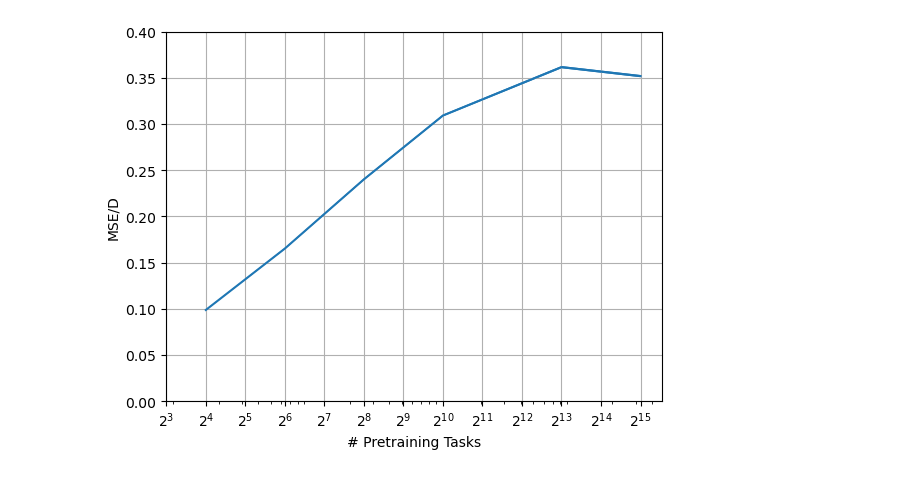
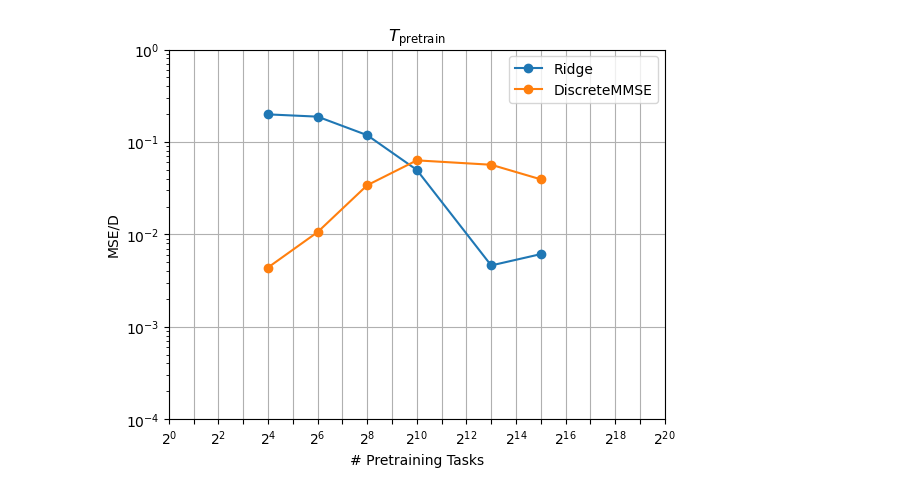
Before and after one commit to viktor-lundqvist/data-diversity-reproduction, a Jupyter notebook: src/validation.ipynb, the cells around one changed output. Cells and saved outputs as stored; diff of their text form; code cells hidden in the pictures.

```diff
--- a/src/validation.ipynb
+++ b/src/validation.ipynb
@@ -62,28 +62,12 @@ task_pool_size = np.array([runs[run_id]["task_pool_size"] for run_id in run_ids]
-# %%
-fig, ax = plt.subplots()
-ax.semilogx(task_pool_size, errs)
-ax.fill_between(task_pool_size, errs - err_bars, errs + err_bars)
-
-x_range = list(range(3,16))
-x = [2**x for x in x_range]
-ax.set_xticks(x, labels=[f"$2^{{{x}}}$" for x in x_range])
-ax.set_ylim([0,0.4])
-ax.set_xlabel("# Pretraining Tasks")
-ax.set_ylabel("MSE/D")
-# plt.ticklabel_format(axis='both', style='plain')
-ax.grid()
-fig.show()
-# %% [output]
-[figure, removed]
 # %%
-run_id = "79tldc2i"
-run = runs[run_id]
-task_pool = torch.load(run["task_pool_path"])
-linregdata = LinRegData(config, task_pool=task_pool)
-batch = next(linregdata.batch_generator(1))
+# run_id = "79tldc2i"
+# run = runs[run_id]
+# task_pool = torch.load(run["task_pool_path"])
+# linregdata = LinRegData(config, task_pool=task_pool)
+# batch = next(linregdata.batch_generator(1))
 
-ridge = Ridge(config.noise_scale)
-dmmse = DiscreteMMSE(task_pool, config.noise_scale)
+# ridge = Ridge(config.noise_scale)
+# dmmse = DiscreteMMSE(task_pool, config.noise_scale)
 # %%
 model_names = ["Ridge", "DiscreteMMSE", "MOP", "Oracle"]
 
@@ -110,6 +94,31 @@ for run_id, run in runs.items():
         for model_name in models:
             predictions[model_name] = torch.cat(predictions[model_name]).cpu()
         run["preds"] = predictions
+# %%
+ridge_delta = [
+    torch.mean((runs[run_id]["preds"]["MOP"] - runs[run_id]["preds"]["Ridge"])**2).numpy()/config.dim for run_id in run_ids
+]
+dmmse_delta = [
+    torch.mean((runs[run_id]["preds"]["MOP"] - runs[run_id]["preds"]["DiscreteMMSE"])**2).numpy()/config.dim for run_id in run_ids
+]
+
+fig, ax = plt.subplots()
+ax.loglog(task_pool_size, ridge_delta, marker='o', label='Ridge')
+ax.loglog(task_pool_size, dmmse_delta, marker='o', label='DiscreteMMSE')
+
+x_range = list(range(0,21))
+x = [2**x for x in x_range]
+ax.set_xticks(x, labels=[(f"$2^{{{x}}}$" if not x%2 else "") for x in x_range])
+ax.tick_params(axis='x', which='minor', bottom=False)
+ax.set_ylim([1e-4,1])
+ax.set_xlabel("# Pretraining Tasks")
+ax.set_ylabel("MSE/D")
+ax.grid()
+ax.legend()
+ax.set_title("$T_\\text{pretrain}$")
+fig.show()
+# %% [output]
+[figure, added]
 # %%
 errors = [[
     torch.mean((runs[run_id]["preds"][model_name] - runs[run_id]["preds"]["Oracle"])**2).numpy()/config.dim for run_id in run_ids
```
Also changed, not shown: parts of 5 cells of this notebook, 1 other file.
